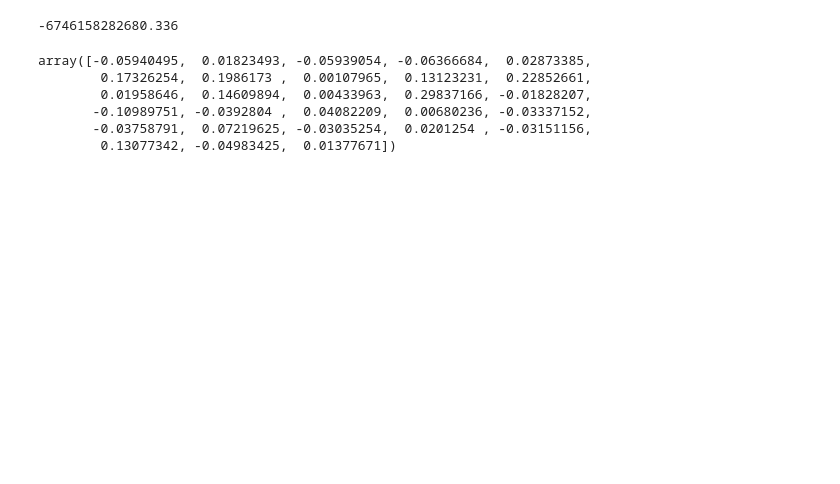
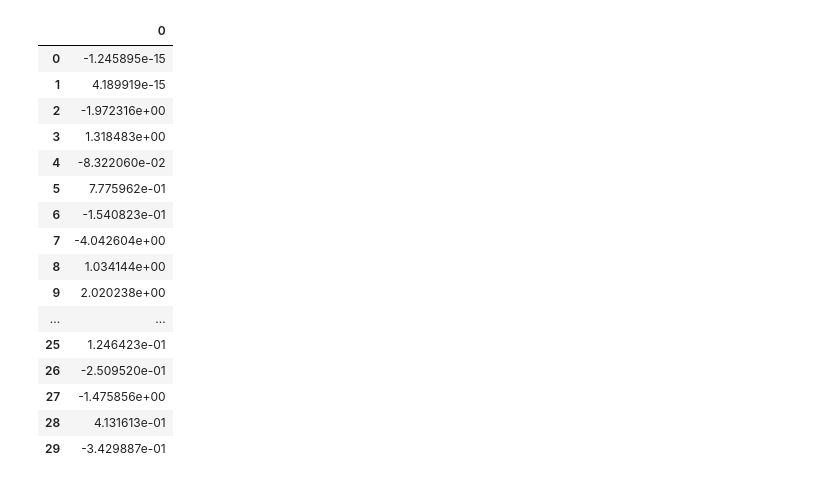
Before and after one commit to MartMong/Tleproject, a Jupyter notebook: Tle's Project_2.ipynb, the cells around one changed output. Cells and saved outputs as stored; diff of their text form; code cells hidden in the pictures; blank space fills up the shorter version.

```diff
--- a/Tle's Project_2.ipynb
+++ b/Tle's Project_2.ipynb
@@ -87 +86,28 @@ top = np.matmul(u,zig_inv)
+# %%
+H_inv=inv(H)
+
+ERp=10
+erpArray = [ERp,1] +[0]*(dataDimension[0])
+
+H_operation_result=np.matmul(H_inv,erpArray)
+# %%
+pd.DataFrame(H_operation_result)
+# %% [output]
+|  | 0 |
+| 0 | -1.245895e-15 |
+| 1 | 4.189919e-15 |
+| 2 | -1.972316e+00 |
+| 3 | 1.318483e+00 |
+| 4 | -8.322060e-02 |
+| 5 | 7.775962e-01 |
+| 6 | -1.540823e-01 |
+| 7 | -4.042604e+00 |
+| 8 | 1.034144e+00 |
+| 9 | 2.020238e+00 |
+| ... | ... |
+| 25 | 1.246423e-01 |
+| 26 | -2.509520e-01 |
+| 27 | -1.475856e+00 |
+| 28 | 4.131613e-01 |
+| 29 | -3.429887e-01 |
 # %%
@@ -90,4 +122,0 @@ bottom = np.matmul(bottom,np.transpose(u))
-# %%
-bottom
-# %% [output]
--6746158282680.336
@@ -96,12 +123,3 @@ result = top/bottom
-# %%
-result
-# %% [output]
-array([-0.05940495,  0.01823493, -0.05939054, -0.06366684,  0.02873385,
-        0.17326254,  0.1986173 ,  0.00107965,  0.13123231,  0.22852661,
-        0.01958646,  0.14609894,  0.00433963,  0.29837166, -0.01828207,
-       -0.10989751, -0.0392804 ,  0.04082209,  0.00680236, -0.03337152,
-       -0.03758791,  0.07219625, -0.03035254,  0.0201254 , -0.03151156,
-        0.13077342, -0.04983425,  0.01377671])
 # %%
 pd.DataFrame(result,nameStock)
 # %% [output]
```
Also changed, not shown: parts of 16 cells of this notebook.
